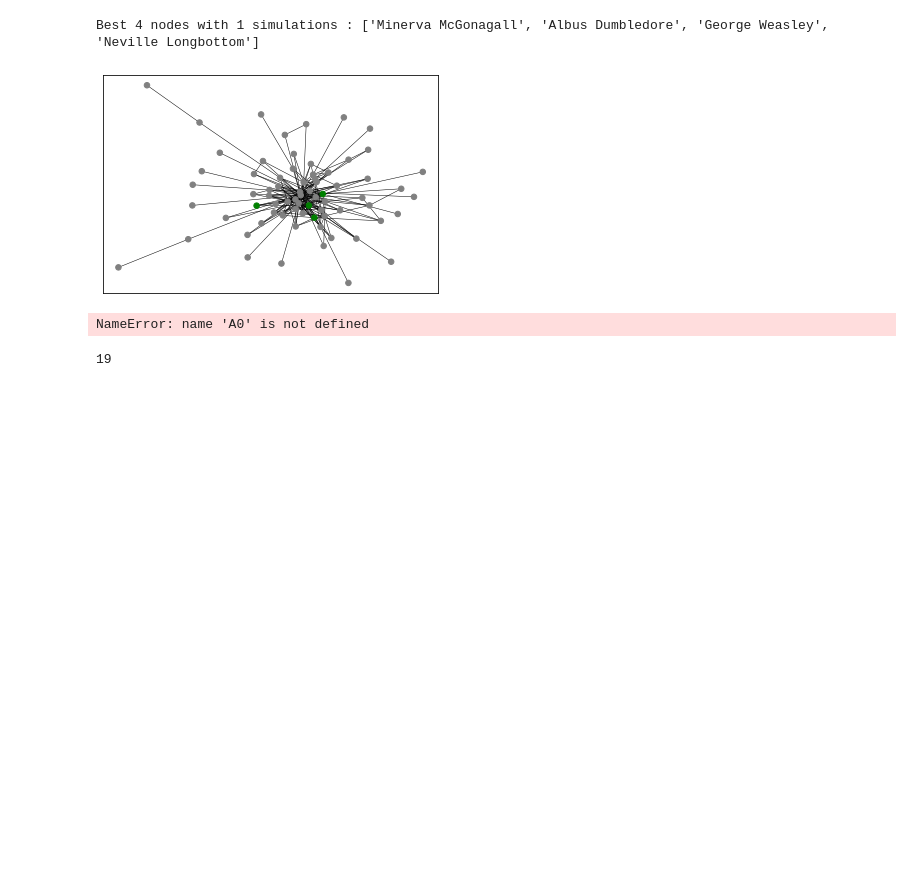
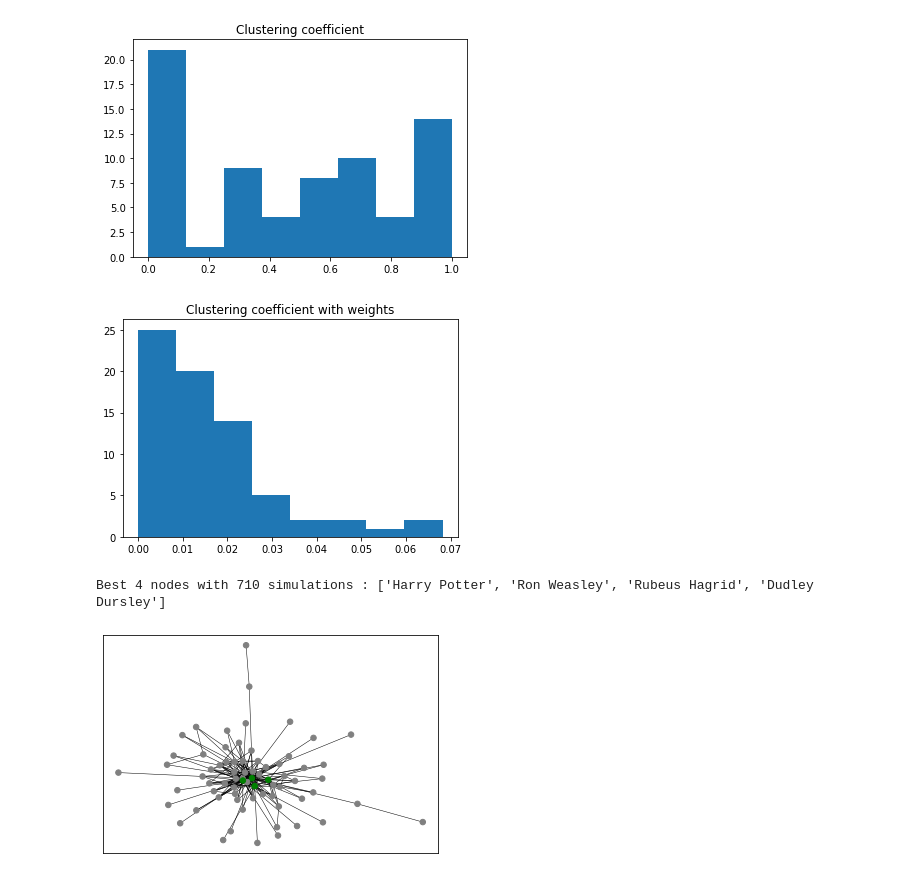
Before and after one commit to romaingrx/LINMA2472-Homeworks, a Jupyter notebook: Homework 1/Lioche_Book_Characters.ipynb, the cells around one changed output. Saved outputs shown, nothing was run; the diff lists cells and outputs as text; code cells hidden in the pictures; blank space fills up the shorter version.

```diff
--- a/Homework 1/Lioche_Book_Characters.ipynb
+++ b/Homework 1/Lioche_Book_Characters.ipynb
@@ -219,3 +211,21 @@ plt.show()
+# %%
+# Draw histogram of clustering coefficient
+
+clust_coeffs_weight = list(nx.clustering(graph, weight="weight").values())
+clust_coeffs = list(nx.clustering(graph).values())
+
+# Same formula as in the slides
+plt.hist(clust_coeffs, bins="auto")
+plt.title("Clustering coefficient")
+plt.show()
+
+# See docs
+plt.hist(clust_coeffs_weight, bins="auto")
+plt.title("Clustering coefficient with weights")
+plt.show()
+# %% [output]
+[figure, added]
+[figure, added]
 # %%
 # ---
 # Greedy Implementation of the Influence Maximization Problem
@@ -279,7 +289,7 @@ def greedy(graph:nx.Graph, k:int, n:int, p = 0) -> list:
     return A0
 # %%
 k = round(graph.number_of_nodes() * 0.05)
-n = 1
+n = len(graph.nodes()) * 10
 p = 0.1
 
 A0 = greedy(graph, k, n, p)
@@ -289,8 +299,8 @@ print(f"Best {k} nodes with {n} simulations : {A0}")
 node_colors = ["green" if no in A0 else "gray" for no in graph.nodes]
 nx.draw_networkx(graph, node_color=node_colors, node_size=30, labels=int_names, with_labels=False, width=0.5)
 # %% [output]
-Best 4 nodes with 1 simulations : ['Minerva McGonagall', 'Albus Dumbledore', 'George Weasley', 'Neville Longbottom']
+Best 4 nodes with 710 simulations : ['Harry Potter', 'Ron Weasley', 'Rubeus Hagrid', 'Dudley Dursley']
-[figure, old version]
+[figure, new version]
 # %%
 # ---
 # Independant Cascade Model
@@ -330,17 +337,0 @@ def independant_cascade_model(graph, active_nodes, p):
-# %%
-independant_cascade_model(graph, A0, 0.1)
-# %% [output]
-NameError: name 'A0' is not defined
-# %%
-# Mean spread of cascade model
-agg_spread = 0
-tk = graph.number_of_nodes() * 10
-p = 0.1
-
-for _ in range(tk):
-    acti, spread = independant_cascade_model(graph, A0, p)
-    agg_spread += spread
-
-print(round(agg_spread/tk))
-# %% [output]
-19
```
Also changed, not shown: parts of 6 cells of this notebook.
